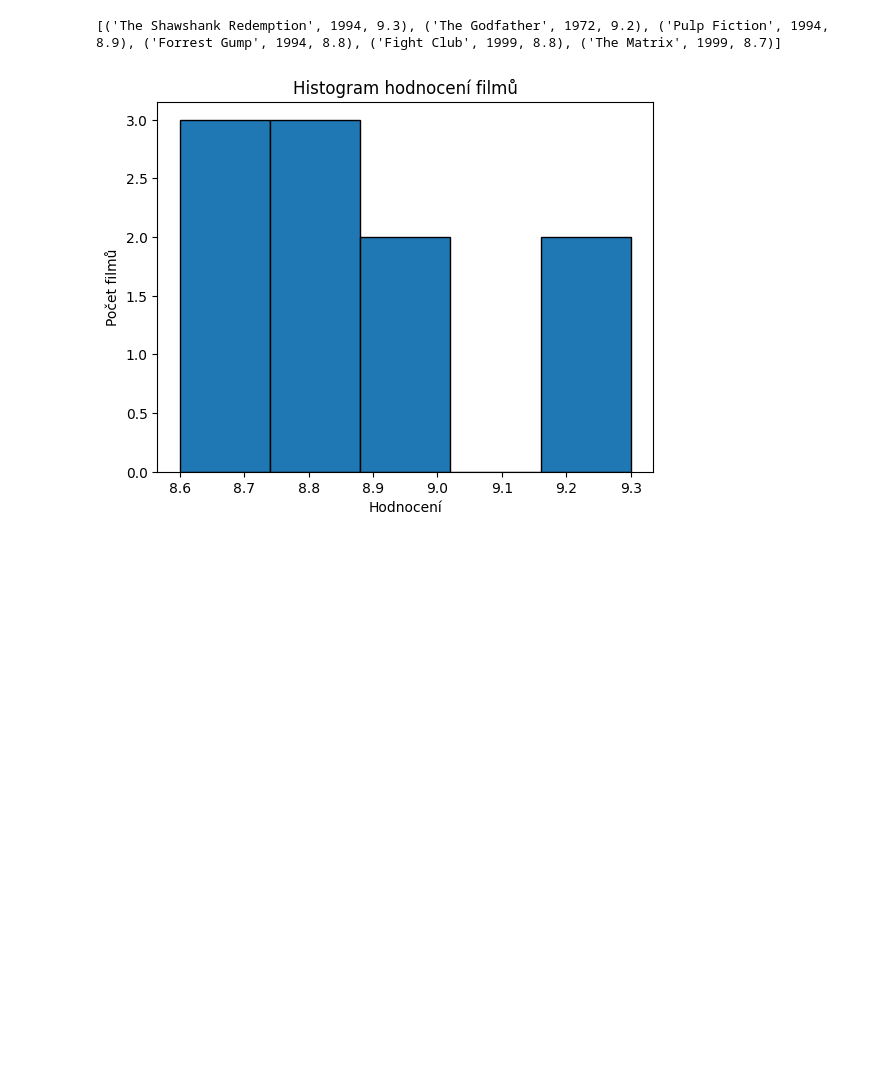
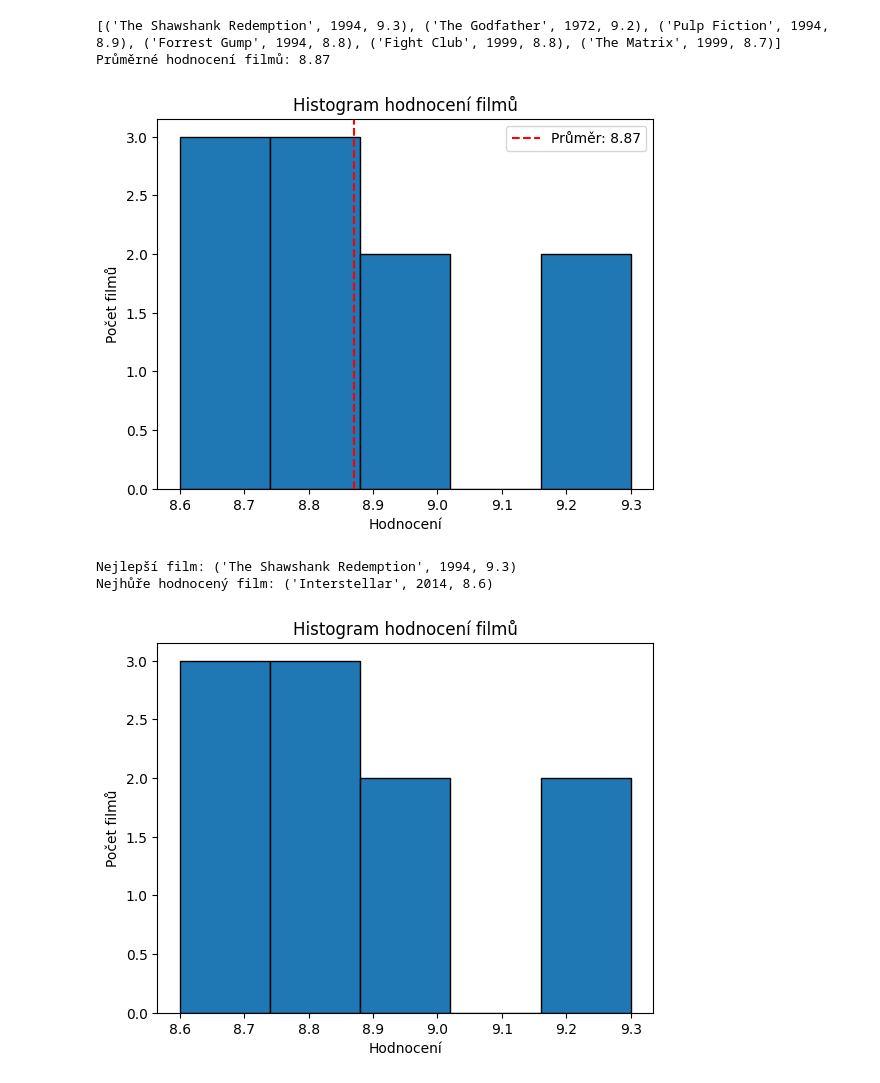
Before and after one commit to TondaPovolny/Povolny, a Jupyter notebook: seznam_povolny.ipynb, the cells around one changed output. Saved outputs shown, nothing was run; the diff lists cells and outputs as text; code cells hidden in the pictures; blank space fills up the shorter version.

```diff
--- a/seznam_povolny.ipynb
+++ b/seznam_povolny.ipynb
@@ -7,31 +7,62 @@ filmy = [
     ("The Godfather", 1972, 9.2),
     ("The Dark Knight", 2008, 9.0),
     ("Pulp Fiction", 1994, 8.9),
     ("Forrest Gump", 1994, 8.8),
     ("Inception", 2010, 8.8),
     ("Fight Club", 1999, 8.8),
     ("The Matrix", 1999, 8.7),
     ("Interstellar", 2014, 8.6),
     ("Parasite", 2019, 8.6)
 ]
 
 
 filmy_21stoleti = [film for film in filmy if film[1] < 2000]
 print(filmy_21stoleti)
 
 
 serazene_podle_hodnoceni = sorted(filmy, key=lambda f: f[2], reverse=True)
 
 
 import matplotlib.pyplot as plt
 
 hodnoceni = [f[2] for f in filmy]
 
+
+prumer_hodnoceni = sum(hodnoceni) / len(hodnoceni)
+print(f"Průměrné hodnocení filmů: {prumer_hodnoceni:.2f}")
+
+import matplotlib.pyplot as plt
+
+plt.hist(hodnoceni, bins=5, edgecolor="black")
+plt.axvline(
+    prumer_hodnoceni,
+    color="red",
+    linestyle="--",
+    label=f"Průměr: {prumer_hodnoceni:.2f}"
+)
+
+plt.title("Histogram hodnocení filmů")
+plt.xlabel("Hodnocení")
+plt.ylabel("Počet filmů")
+plt.legend()
+plt.show()
+
+nejlepsi = max(filmy, key=lambda f: f[2])
+nejhorsi = min(filmy, key=lambda f: f[2])
+
+print("Nejlepší film:", nejlepsi)
+print("Nejhůře hodnocený film:", nejhorsi)
+
+
 plt.hist(hodnoceni, bins=5, edgecolor="black")
 plt.title("Histogram hodnocení filmů")
 plt.xlabel("Hodnocení")
 plt.ylabel("Počet filmů")
 plt.show()
 # %% [output]
 [('The Shawshank Redemption', 1994, 9.3), ('The Godfather', 1972, 9.2), ('Pulp Fiction', 1994, 8.9), ('Forrest Gump', 1994, 8.8), ('Fight Club', 1999, 8.8), ('The Matrix', 1999, 8.7)]
+Průměrné hodnocení filmů: 8.87
-[figure, old version]
+[figure, new version]
+Nejlepší film: ('The Shawshank Redemption', 1994, 9.3)
+Nejhůře hodnocený film: ('Interstellar', 2014, 8.6)
+[figure, added]
```
Also changed, not shown: parts of 1 cell of this notebook.
